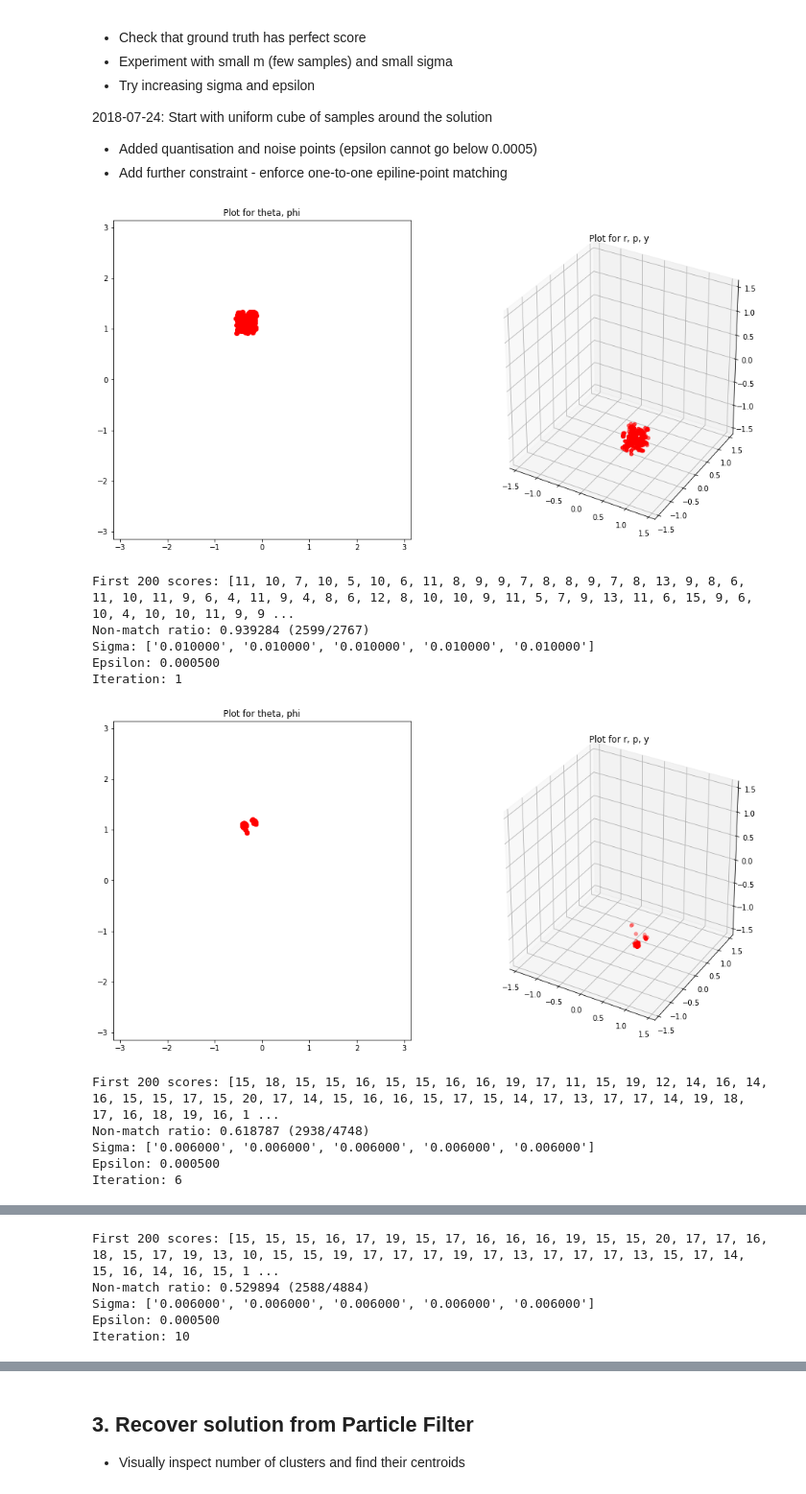
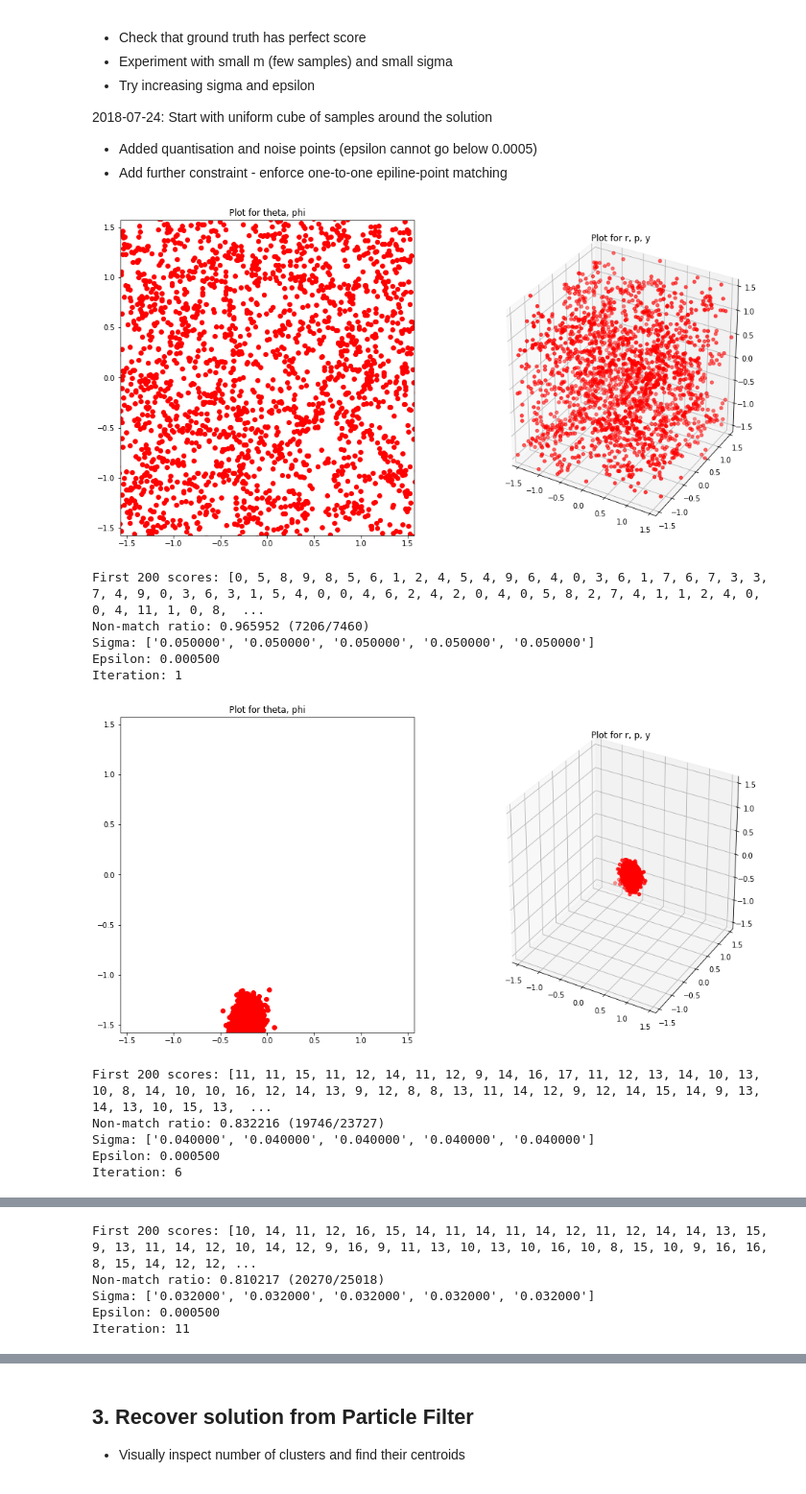
Before and after one commit to seventwoten/pcpf, a Jupyter notebook: ParticleFilter_TR.ipynb, the cells around one changed output, grey strips where cells are left out. Shown at 96% size. Drawn from its saved outputs; the diff is of its cells as text; code cells hidden in the pictures.

```diff
--- a/ParticleFilter_TR.ipynb
+++ b/ParticleFilter_TR.ipynb
@@ -183,25 +183,24 @@ from mpl_toolkits.mplot3d import Axes3D
 # Adjustable parameters
 # ---------------------------------------------------------
 
-iterations = 10
-m = 300
+iterations = 30
+m = 2000
 
 # Set range to be a uniform cube of length 1 around the solution
-ranges = np.array([[*diff_sph-0.2, 1/m], [*diff_sph+0.2, 1/m]]).T
+# ranges = np.array([[*diff_sph-0.5, 1/m], [*diff_sph+0.5, 1/m]]).T
 
-# ranges = np.array([[-2.0, 2.0],
-#                    [-2.0, 2.0],
-#                    [-2.0, 2.0],
-#                    [-pi/2, pi/2],
-#                    [-pi/2, pi/2],
-#                    [-pi/2, pi/2],
-#                    [1/m, 1/m]])
+ranges = np.array([[-pi/2, pi/2],
+                   [-pi/2, pi/2],
+                   [-pi/2, pi/2],
+                   [-pi/2, pi/2],
+                   [-pi/2, pi/2],
+                   [1/m, 1/m]])
 
 e = 0.0005
-sigma = np.array([*[0.01]*2, *[0.01]*3]) # np.array([0.01] * 6) # np.array([0.1, 0.1, 0.1, 0.3, 0.3, 0.3])
+sigma = np.array([*[0.05]*2, *[0.05]*3]) # np.array([0.01] * 6) # np.array([0.1, 0.1, 0.1, 0.3, 0.3, 0.3])
 
 # Multiply sigma by a factor after a number of iterations
-sigma_factor   = 0.6
+sigma_factor   = 0.8
 sigma_interval = 5
 
 # Multiply epsilon by a factor after a number of iterations
@@ -219,44 +218,44 @@ for i in range(iterations):
     if i%5 == 0 or i+1 == iterations:
         fig = plt.figure(figsize = (16,8))
 
         ax1 = fig.add_subplot(121)
         ax1.scatter(*S_new[:2,:], c= 'red')
-        ax1.set_xlim(-pi, pi)
-        ax1.set_ylim(-pi, pi)
+        ax1.set_xlim(-pi/2, pi/2)
+        ax1.set_ylim(-pi/2, pi/2)
         ax1.set_title("Plot for theta, phi")
 
         ax2 = fig.add_subplot(122, projection='3d')
         ax2.scatter(*S_new[2:,:], c= 'red')
         ax2.set_xlim3d(-pi/2, pi/2)
         ax2.set_ylim3d(-pi/2, pi/2)
         ax2.set_zlim3d(-pi/2, pi/2)
         ax2.set_title("Plot for r, p, y")
 
         plt.show()
 
         print("First 200 scores: " + str(score_list[:200])) # print first 200 scores only
         print("Non-match ratio: %f (%d/%d)" % (nmc/mc, nmc, mc))
         print("Sigma: " + str(["{0:f}".format(s) for s in sigma]))
         print("Epsilon: %f" % (e))
         print("Iteration: %d" % (i+1))
 
     # Decrease sigma over iterations
     if sigma_factor != 1 and (i+1) % sigma_interval == 0:
         sigma *= sigma_factor
 
     # Decrease epsilon over iterations
     if e_factor != 1 and (i+1) % e_interval == 0:
         e *= e_factor
 # %% [output]
-[figure, old version]
+[figure, new version]
-First 200 scores: [11, 10, 7, 10, 5, 10, 6, 11, 8, 9, 9, 7, 8, 8, 9, 7, 8, 13, 9, 8, 6, 11, 10, 11, 9, 6, 4, 11, 9, 4, 8, 6, 12, 8, 10, 10, 9, 11, 5, 7, 9, 13, 11, 6, 15, 9, 6, 10, 4, 10, 10, 11, 9, 9 ...
-Non-match ratio: 0.939284 (2599/2767)
-Sigma: ['0.010000', '0.010000', '0.010000', '0.010000', '0.010000']
+First 200 scores: [0, 5, 8, 9, 8, 5, 6, 1, 2, 4, 5, 4, 9, 6, 4, 0, 3, 6, 1, 7, 6, 7, 3, 3, 7, 4, 9, 0, 3, 6, 3, 1, 5, 4, 0, 0, 4, 6, 2, 4, 2, 0, 4, 0, 5, 8, 2, 7, 4, 1, 1, 2, 4, 0, 0, 4, 11, 1, 0, 8,  ...
+Non-match ratio: 0.965952 (7206/7460)
+Sigma: ['0.050000', '0.050000', '0.050000', '0.050000', '0.050000']
 Epsilon: 0.000500
 Iteration: 1
-[figure, old version]
+[figure, new version]
-First 200 scores: [15, 18, 15, 15, 16, 15, 15, 16, 16, 19, 17, 11, 15, 19, 12, 14, 16, 14, 16, 15, 15, 17, 15, 20, 17, 14, 15, 16, 16, 15, 17, 15, 14, 17, 13, 17, 17, 14, 19, 18, 17, 16, 18, 19, 16, 1 ...
-Non-match ratio: 0.618787 (2938/4748)
-Sigma: ['0.006000', '0.006000', '0.006000', '0.006000', '0.006000']
+First 200 scores: [11, 11, 15, 11, 12, 14, 11, 12, 9, 14, 16, 17, 11, 12, 13, 14, 10, 13, 10, 8, 14, 10, 10, 16, 12, 14, 13, 9, 12, 8, 8, 13, 11, 14, 12, 9, 12, 14, 15, 14, 9, 13, 14, 13, 10, 15, 13,  ...
+Non-match ratio: 0.832216 (19746/23727)
+Sigma: ['0.040000', '0.040000', '0.040000', '0.040000', '0.040000']
 Epsilon: 0.000500
 Iteration: 6
@@ -264,5 +263,5 @@ Iteration: 6
-First 200 scores: [15, 15, 15, 16, 17, 19, 15, 17, 16, 16, 16, 19, 15, 15, 20, 17, 17, 16, 18, 15, 17, 19, 13, 10, 15, 15, 19, 17, 17, 17, 19, 17, 13, 17, 17, 17, 13, 15, 17, 14, 15, 16, 14, 16, 15, 1 ...
-Non-match ratio: 0.529894 (2588/4884)
-Sigma: ['0.006000', '0.006000', '0.006000', '0.006000', '0.006000']
+First 200 scores: [10, 14, 11, 12, 16, 15, 14, 11, 14, 11, 14, 12, 11, 12, 14, 14, 13, 15, 9, 13, 11, 14, 12, 10, 14, 12, 9, 16, 9, 11, 13, 10, 13, 10, 16, 10, 8, 15, 10, 9, 16, 16, 8, 15, 14, 12, 12, ...
+Non-match ratio: 0.810217 (20270/25018)
+Sigma: ['0.032000', '0.032000', '0.032000', '0.032000', '0.032000']
 Epsilon: 0.000500
-Iteration: 10
+Iteration: 11
```
Also changed, not shown: parts of 11 cells of this notebook.
